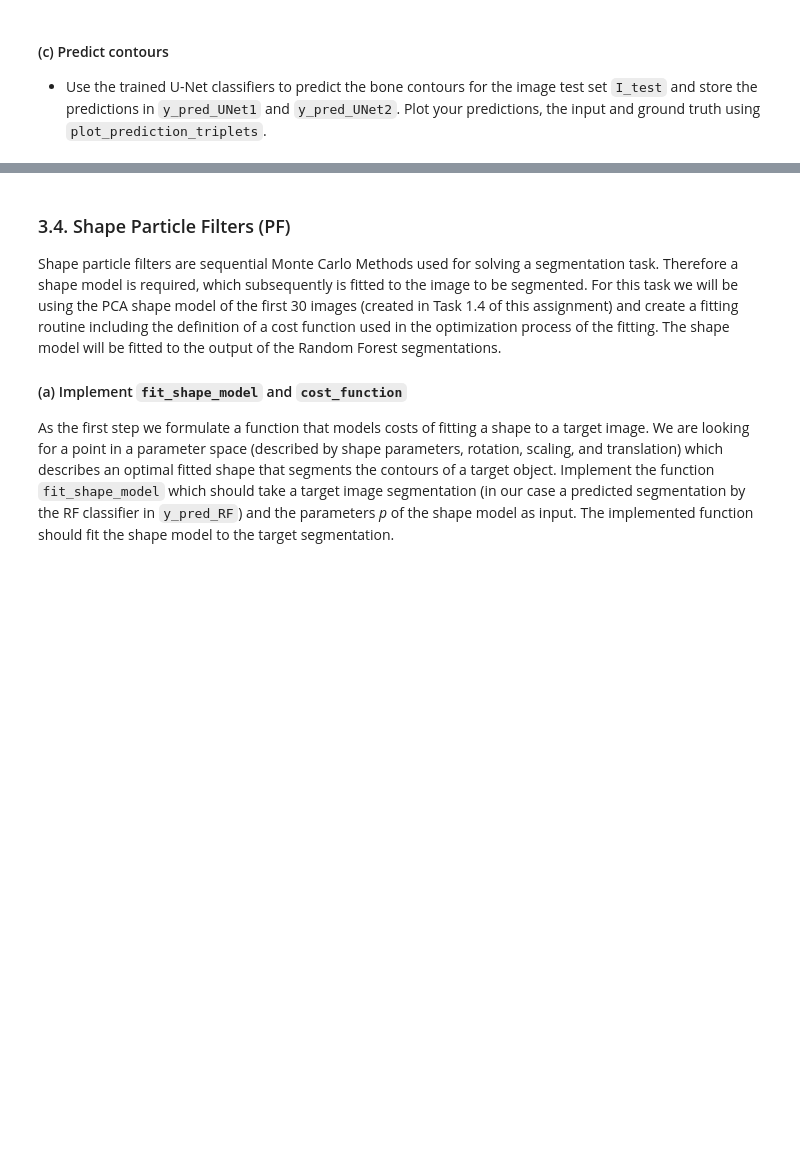
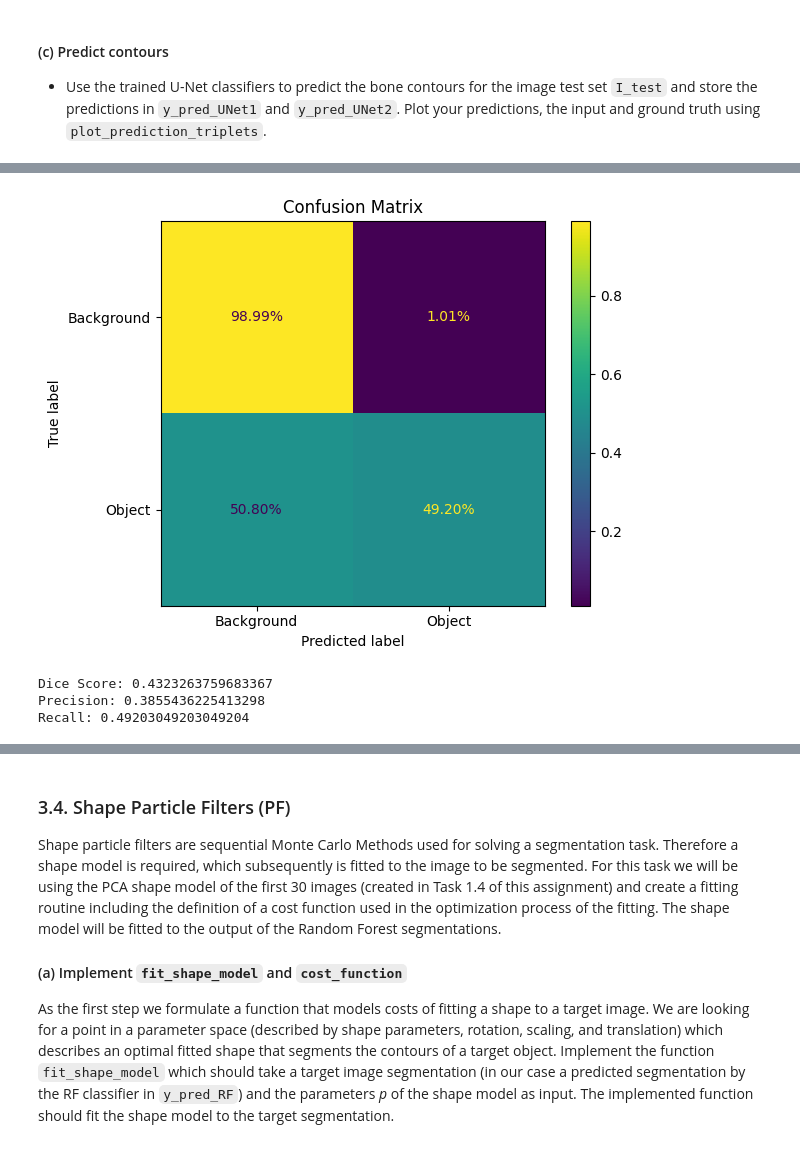
Before and after one commit to Amelie1313/MIP_Assignment2, a Jupyter notebook: notebook_03.ipynb, the cells around one changed output, grey strips where cells are left out. Saved outputs shown, nothing was run; the diff lists cells and outputs as text; code cells hidden in the pictures; blank space fills up the shorter version.

```diff
--- a/notebook_03.ipynb
+++ b/notebook_03.ipynb
@@ -510,6 +651,11 @@ plot_prediction_triplets(I_test, y_pred_UNet2, y_test)
 # %%
-results_no_aug = evaluate_binary_segmentation(y_pred_UNet1, y_test)
+results_no_aug = evaluate_binary_segmentation(y_pred_1, y_test)
 print("Dice Score:", results_no_aug['dice'])
 print("Precision:", results_no_aug['precision'])
 print("Recall:", results_no_aug['recall'])
+# %% [output]
+[figure, added]
+Dice Score: 0.4323263759683367
+Precision: 0.3855436225413298
+Recall: 0.49203049203049204
 # %%
```
Also changed, not shown: parts of 25 cells of this notebook.
